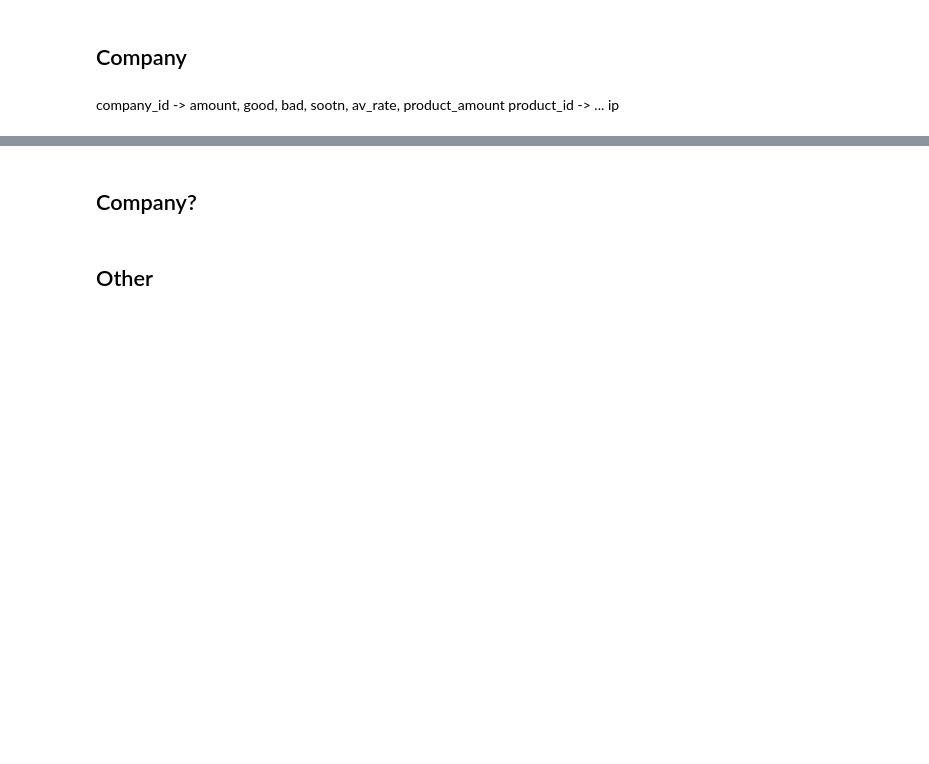
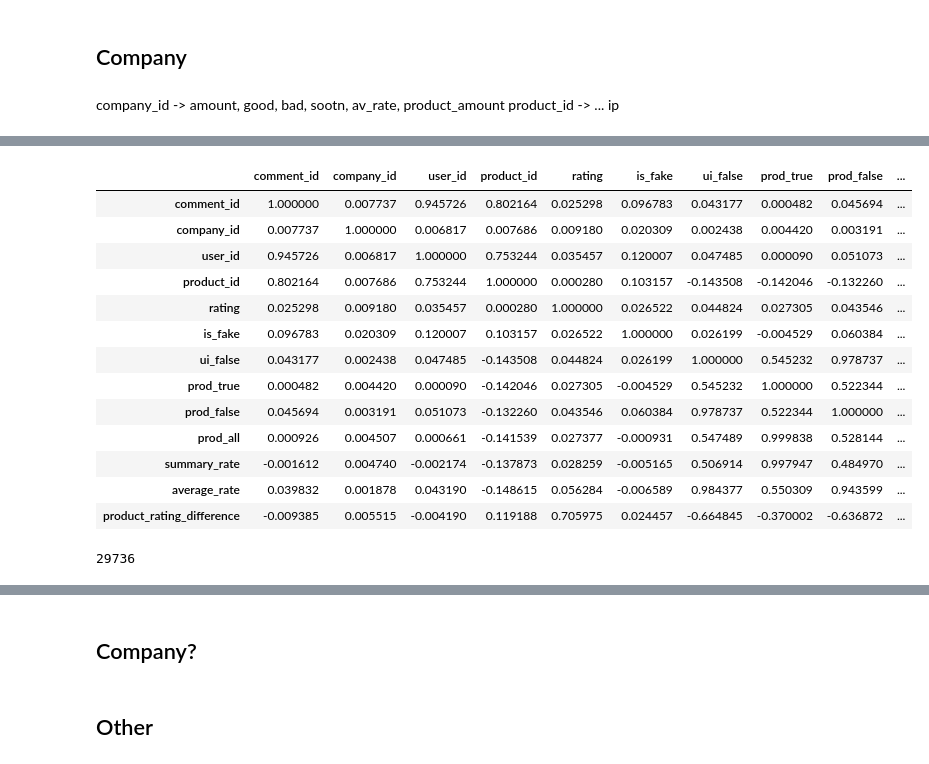
Before and after one commit to AfterPartyUDS/AI_Booster, a Jupyter notebook: taranov.ipynb, the cells around one changed output, grey strips where cells are left out. Saved outputs shown, nothing was run; the diff lists cells and outputs as text; code cells hidden in the pictures; blank space fills up the shorter version.

```diff
--- a/taranov.ipynb
+++ b/taranov.ipynb
@@ -484,0 +569,17 @@ sns.heatmap(corr,
+# %%
+train.corr()
+# %% [output]
+|  | comment_id | company_id | user_id | product_id | rating | is_fake | ui_false | prod_true | prod_false | ... |
+| comment_id | 1.000000 | 0.007737 | 0.945726 | 0.802164 | 0.025298 | 0.096783 | 0.043177 | 0.000482 | 0.045694 | ... |
+| company_id | 0.007737 | 1.000000 | 0.006817 | 0.007686 | 0.009180 | 0.020309 | 0.002438 | 0.004420 | 0.003191 | ... |
+| user_id | 0.945726 | 0.006817 | 1.000000 | 0.753244 | 0.035457 | 0.120007 | 0.047485 | 0.000090 | 0.051073 | ... |
+| product_id | 0.802164 | 0.007686 | 0.753244 | 1.000000 | 0.000280 | 0.103157 | -0.143508 | -0.142046 | -0.132260 | ... |
+| rating | 0.025298 | 0.009180 | 0.035457 | 0.000280 | 1.000000 | 0.026522 | 0.044824 | 0.027305 | 0.043546 | ... |
+| is_fake | 0.096783 | 0.020309 | 0.120007 | 0.103157 | 0.026522 | 1.000000 | 0.026199 | -0.004529 | 0.060384 | ... |
+| ui_false | 0.043177 | 0.002438 | 0.047485 | -0.143508 | 0.044824 | 0.026199 | 1.000000 | 0.545232 | 0.978737 | ... |
+| prod_true | 0.000482 | 0.004420 | 0.000090 | -0.142046 | 0.027305 | -0.004529 | 0.545232 | 1.000000 | 0.522344 | ... |
+| prod_false | 0.045694 | 0.003191 | 0.051073 | -0.132260 | 0.043546 | 0.060384 | 0.978737 | 0.522344 | 1.000000 | ... |
+| prod_all | 0.000926 | 0.004507 | 0.000661 | -0.141539 | 0.027377 | -0.000931 | 0.547489 | 0.999838 | 0.528144 | ... |
+| summary_rate | -0.001612 | 0.004740 | -0.002174 | -0.137873 | 0.028259 | -0.005165 | 0.506914 | 0.997947 | 0.484970 | ... |
+| average_rate | 0.039832 | 0.001878 | 0.043190 | -0.148615 | 0.056284 | -0.006589 | 0.984377 | 0.550309 | 0.943599 | ... |
+| product_rating_difference | -0.009385 | 0.005515 | -0.004190 | 0.119188 | 0.705975 | 0.024457 | -0.664845 | -0.370002 | -0.636872 | ... |
@@ -484,0 +606,4 @@ sns.heatmap(corr,
+# %%
+product_output_test[product_output_test['product_overall'] != -1].shape[0]
+# %% [output]
+29736
```
Also changed, not shown: parts of 38 cells of this notebook, 2 other files.
